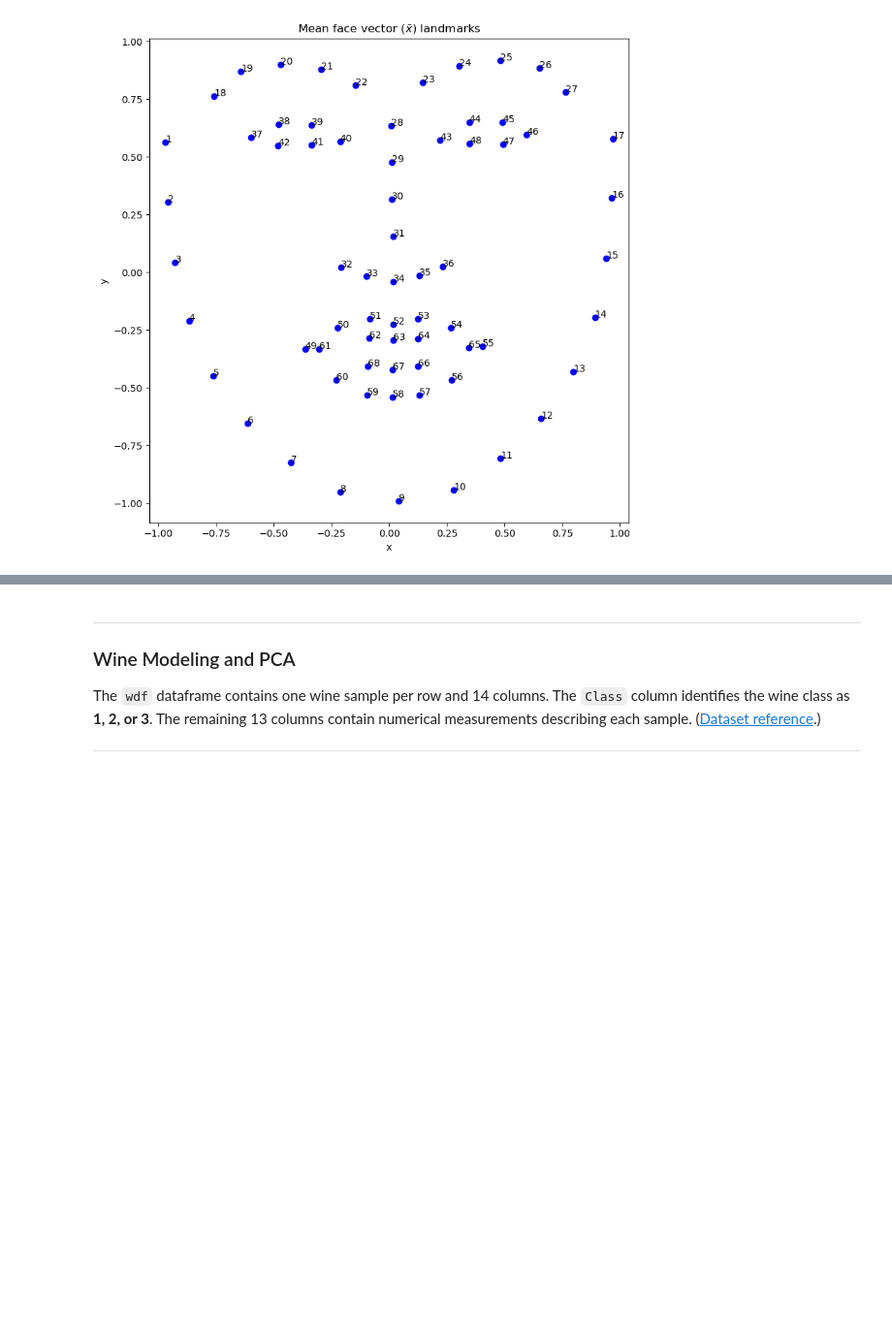
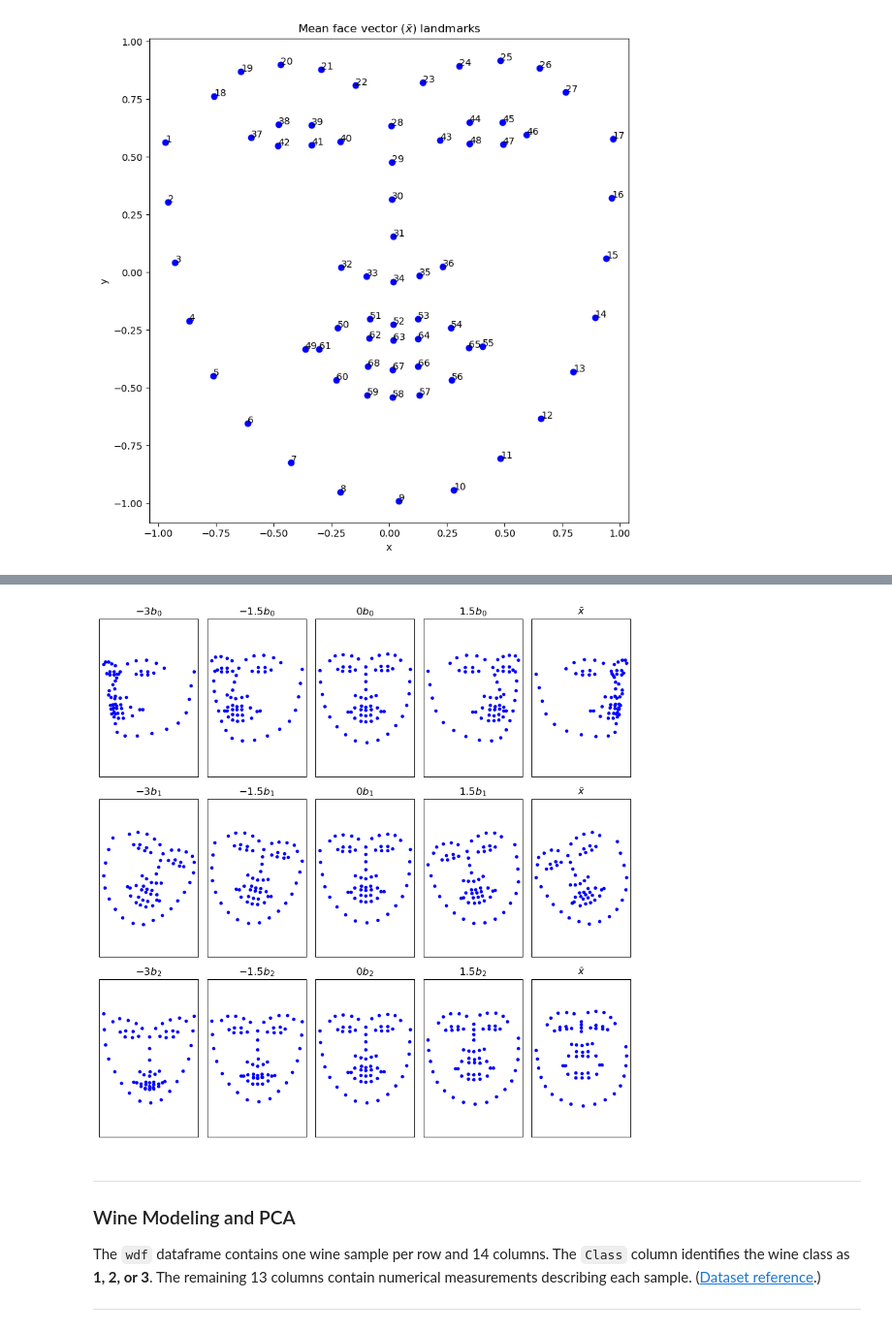
Before and after one commit to jchapman0511/Project2_COMP562, a Jupyter notebook: P2.ipynb, the cells around one changed output, grey strips where cells are left out. Shown at 97% size. Drawn from its saved outputs; the diff is of its cells as text; code cells hidden in the pictures; blank space fills up the shorter version.

```diff
--- a/P2.ipynb
+++ b/P2.ipynb
@@ -372,3 +368,43 @@ To receive full credit, your solution should produce plots identical to the refe
+# %%
+# --------------------------------------
+# Add your P2B coding solution below.
+# --------------------------------------
+mean_face = np.zeros(136)
+mean_face[::2] = mean_x
+mean_face[1::2] = mean_y
+
+cov_matrix = np.cov(fdf)
+eigenvalues, V = np.linalg.eigh(cov_matrix)
+
+order = np.argsort(eigenvalues)[::-1]
+eigenvalues = eigenvalues[order]
+V = V[:, order]
+
+fig, axes = plt.subplots(3, 5, figsize=(9, 9))
+scales = [-3, -1.5, 0, 1.5, 3]
+
+for i in range(3):
+    for j in range(5):
+        b = np.zeros(len(eigenvalues))
+        b[i] = scales[j] * np.sqrt(eigenvalues[i])
+        new_face = mean_face + V @ b
+
+        x = new_face[::2]
+        y = new_face[1::2]
+
+        axes[i, j].scatter(x, y, color="blue", marker=".")
+        axes[i, j].set_xticks([])
+        axes[i, j].set_yticks([])
+        axes[i, j].axis("equal")
+        if j is 4:
+            axes[i, j].set_title(r"$\bar{x}$")
+        else:
+            axes[i, j].set_title(fr"${scales[j]}b_{i}$")
+
+plt.tight_layout()
+plt.show()
+# %% [output]
+[figure, added]
 # %% [markdown]
 ****
 
```
Also changed, not shown: parts of 1 cell of this notebook.
